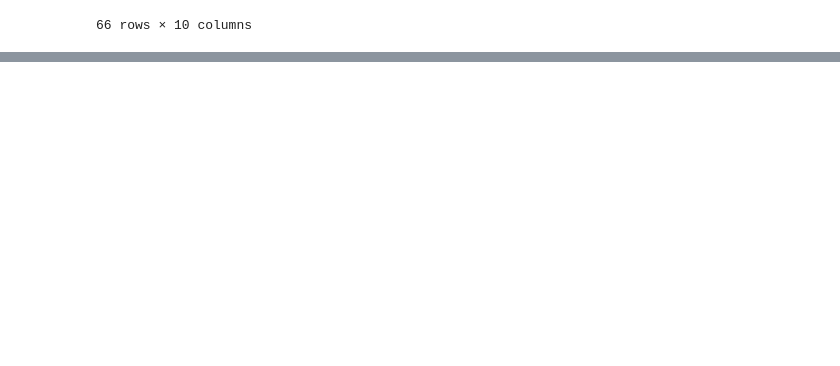
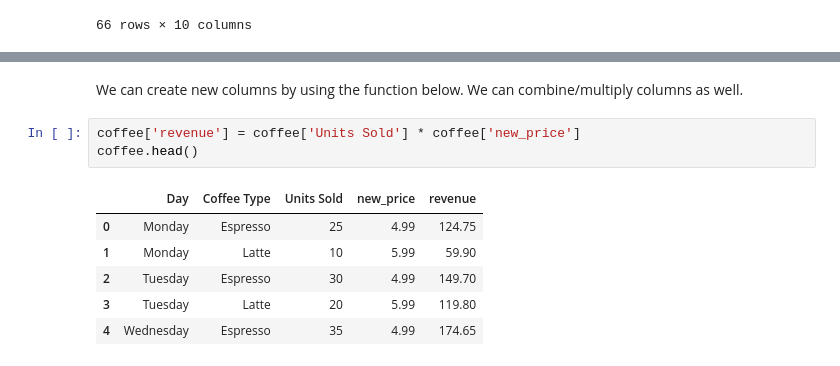
Before and after one commit to KylePineiroCode/complete-pandas-tutorial, a Jupyter notebook: tutorial_kp.ipynb, the cells around one changed output, grey strips where cells are left out. Drawn from its saved outputs; the diff is of its cells as text; blank space fills up the shorter version.

```diff
--- a/tutorial_kp.ipynb
+++ b/tutorial_kp.ipynb
@@ -486,0 +582,12 @@ bios.query('born_country == "USA" and born_city == "Denver"')
+# %% [markdown]
+We can create new columns by using the function below. We can combine/multiply columns as well.
+# %%
+coffee['revenue'] = coffee['Units Sold'] * coffee['new_price']
+coffee.head()
+# %% [output]
+|  | Day | Coffee Type | Units Sold | new_price | revenue |
+| 0 | Monday | Espresso | 25 | 4.99 | 124.75 |
+| 1 | Monday | Latte | 10 | 5.99 | 59.90 |
+| 2 | Tuesday | Espresso | 30 | 4.99 | 149.70 |
+| 3 | Tuesday | Latte | 20 | 5.99 | 119.80 |
+| 4 | Wednesday | Espresso | 35 | 4.99 | 174.65 |
```
Also changed, not shown: parts of 15 cells of this notebook.
